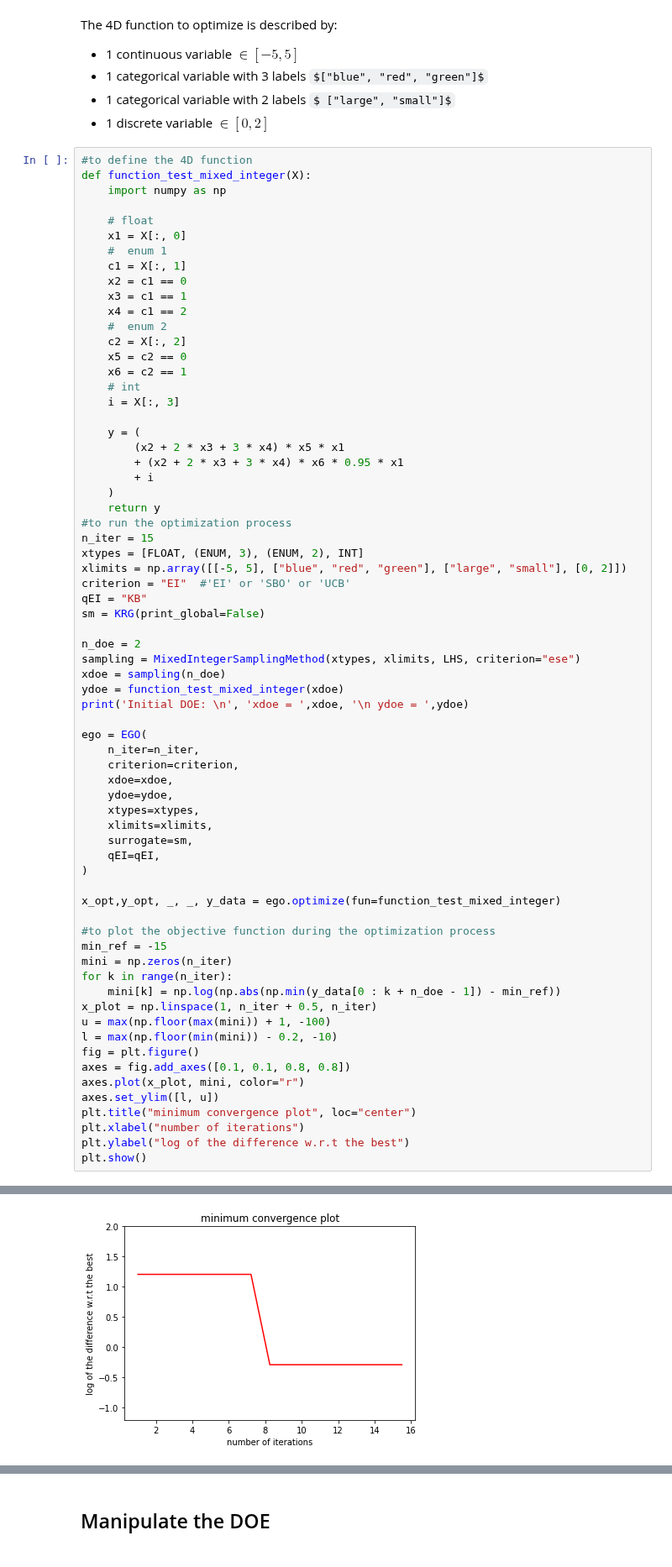
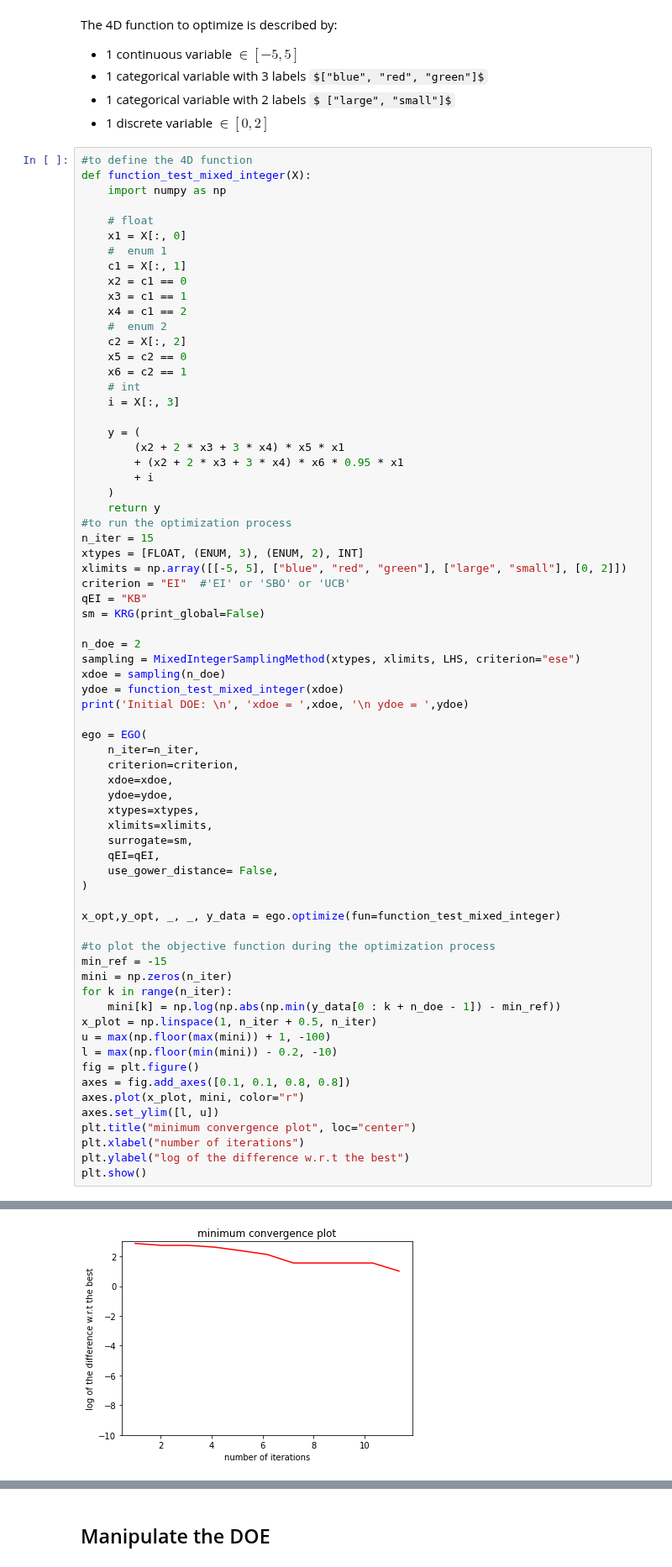
Before and after one commit to SMTorg/smt, a Jupyter notebook: tutorial/SMT_MixedInteger_application.ipynb, the cells around one changed output, grey strips where cells are left out. Shown at 84% size. Cells and saved outputs as stored; diff of their text form; some formulas as TeX source.

```diff
--- a/tutorial/SMT_MixedInteger_application.ipynb
+++ b/tutorial/SMT_MixedInteger_application.ipynb
@@ -356,6 +364,7 @@ ego = EGO(
     xlimits=xlimits,
     surrogate=sm,
     qEI=qEI,
+    use_gower_distance= False,
 )
 
 x_opt,y_opt, _, _, y_data = ego.optimize(fun=function_test_mixed_integer)
@@ -384,4 +393,4 @@ Initial DOE:
-[figure, old version]
+[figure, new version]
 # %%
 print(" 4D EGO Optimization: Minimum in x=",cast_to_mixed_integer(xtypes, xlimits, x_opt), "with y value =",y_opt)
 # %% [output]
```
Also changed, not shown: parts of 10 cells of this notebook, 13 other files.
